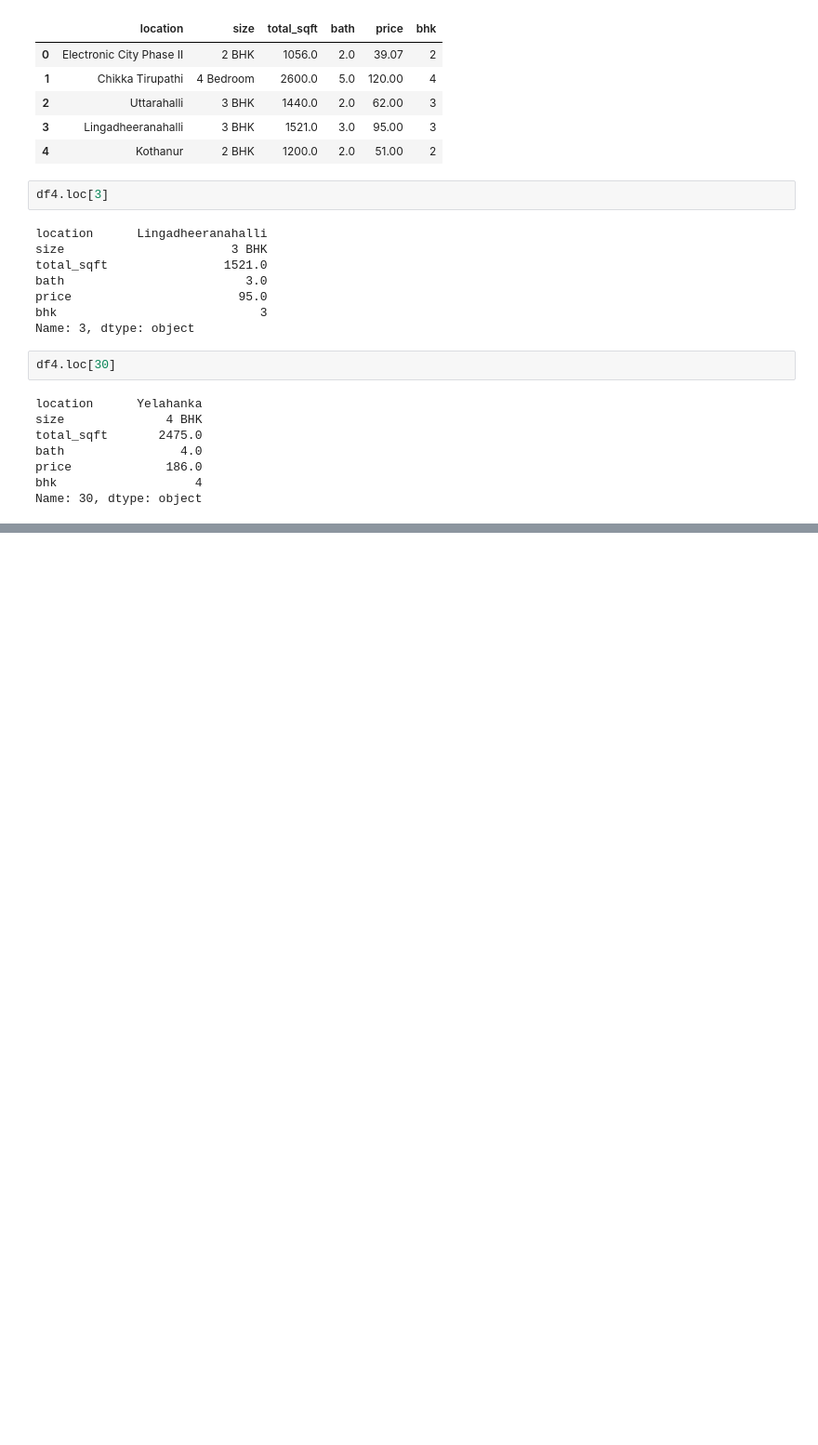
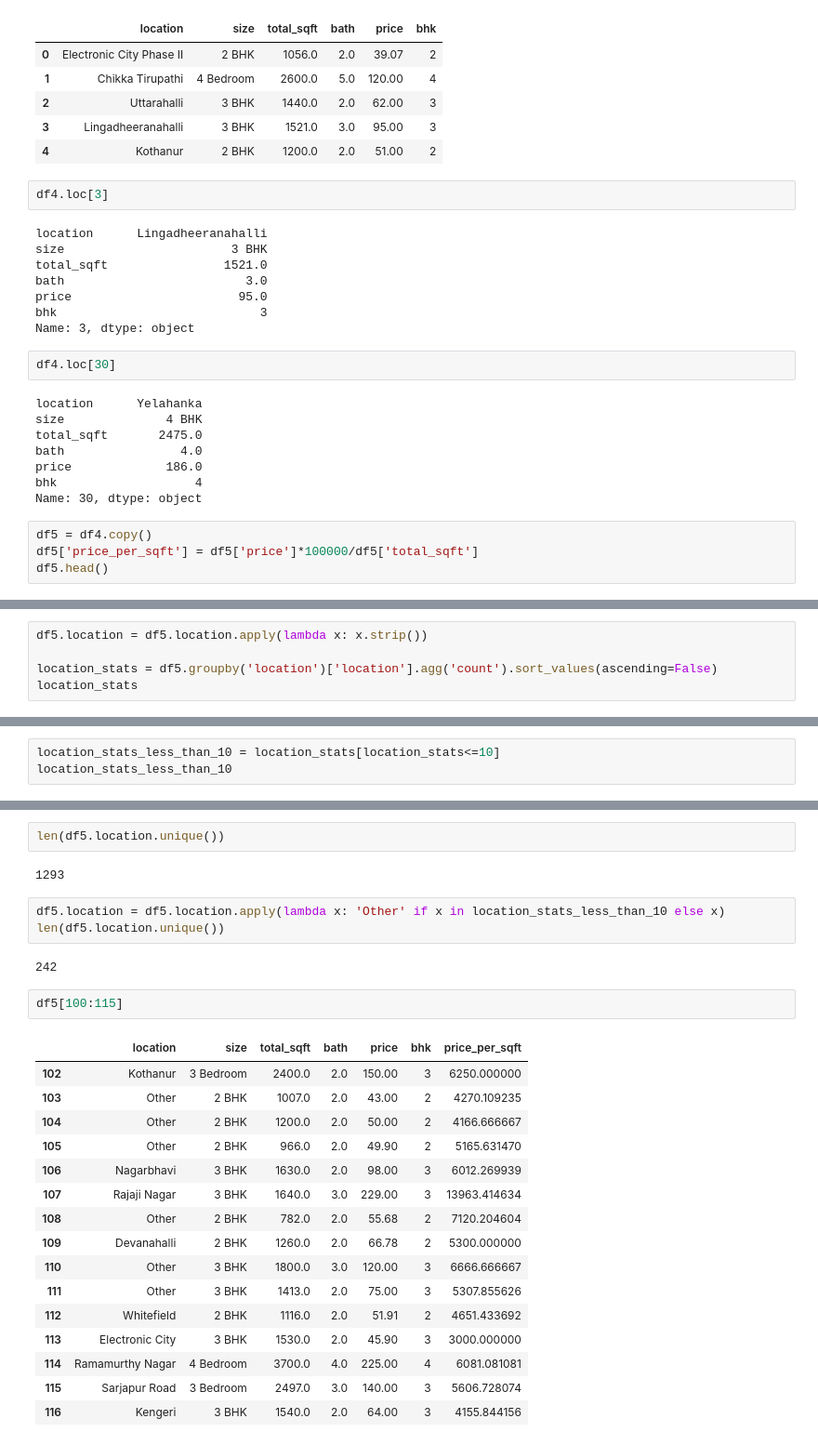
Before and after one commit to fasinfasi/Real-Estate-Prediction, a Jupyter notebook: Real Estate Project.ipynb, the cells around one changed output, grey strips where cells are left out. Shown at 93% size. Drawn from its saved outputs; the diff is of its cells as text; blank space fills up the shorter version.

```diff
--- a/Real Estate Project.ipynb
+++ b/Real Estate Project.ipynb
@@ -185,3 +185,7 @@ bath                4.0
 price             186.0
 bhk                   4
 Name: 30, dtype: object
+# %%
+df5 = df4.copy()
+df5['price_per_sqft'] = df5['price']*100000/df5['total_sqft']
+df5.head()
@@ -187,0 +203,5 @@ Name: 30, dtype: object
+# %%
+df5.location = df5.location.apply(lambda x: x.strip())
+
+location_stats = df5.groupby('location')['location'].agg('count').sort_values(ascending=False)
+location_stats
@@ -187,0 +228,3 @@ Name: 30, dtype: object
+# %%
+location_stats_less_than_10 = location_stats[location_stats<=10]
+location_stats_less_than_10
@@ -187,0 +245,28 @@ Name: 30, dtype: object
+# %%
+len(df5.location.unique())
+# %% [output]
+1293
+# %%
+df5.location = df5.location.apply(lambda x: 'Other' if x in location_stats_less_than_10 else x)
+len(df5.location.unique())
+# %% [output]
+242
+# %%
+df5[100:115]
+# %% [output]
+|  | location | size | total_sqft | bath | price | bhk | price_per_sqft |
+| 102 | Kothanur | 3 Bedroom | 2400.0 | 2.0 | 150.00 | 3 | 6250.000000 |
+| 103 | Other | 2 BHK | 1007.0 | 2.0 | 43.00 | 2 | 4270.109235 |
+| 104 | Other | 2 BHK | 1200.0 | 2.0 | 50.00 | 2 | 4166.666667 |
+| 105 | Other | 2 BHK | 966.0 | 2.0 | 49.90 | 2 | 5165.631470 |
+| 106 | Nagarbhavi | 3 BHK | 1630.0 | 2.0 | 98.00 | 3 | 6012.269939 |
+| 107 | Rajaji Nagar | 3 BHK | 1640.0 | 3.0 | 229.00 | 3 | 13963.414634 |
+| 108 | Other | 2 BHK | 782.0 | 2.0 | 55.68 | 2 | 7120.204604 |
+| 109 | Devanahalli | 2 BHK | 1260.0 | 2.0 | 66.78 | 2 | 5300.000000 |
+| 110 | Other | 3 BHK | 1800.0 | 3.0 | 120.00 | 3 | 6666.666667 |
+| 111 | Other | 3 BHK | 1413.0 | 2.0 | 75.00 | 3 | 5307.855626 |
+| 112 | Whitefield | 2 BHK | 1116.0 | 2.0 | 51.91 | 2 | 4651.433692 |
+| 113 | Electronic City | 3 BHK | 1530.0 | 2.0 | 45.90 | 3 | 3000.000000 |
+| 114 | Ramamurthy Nagar | 4 Bedroom | 3700.0 | 4.0 | 225.00 | 4 | 6081.081081 |
+| 115 | Sarjapur Road | 3 Bedroom | 2497.0 | 3.0 | 140.00 | 3 | 5606.728074 |
+| 116 | Kengeri | 3 BHK | 1540.0 | 2.0 | 64.00 | 3 | 4155.844156 |
```
Also changed, not shown: parts of 6 cells of this notebook.
